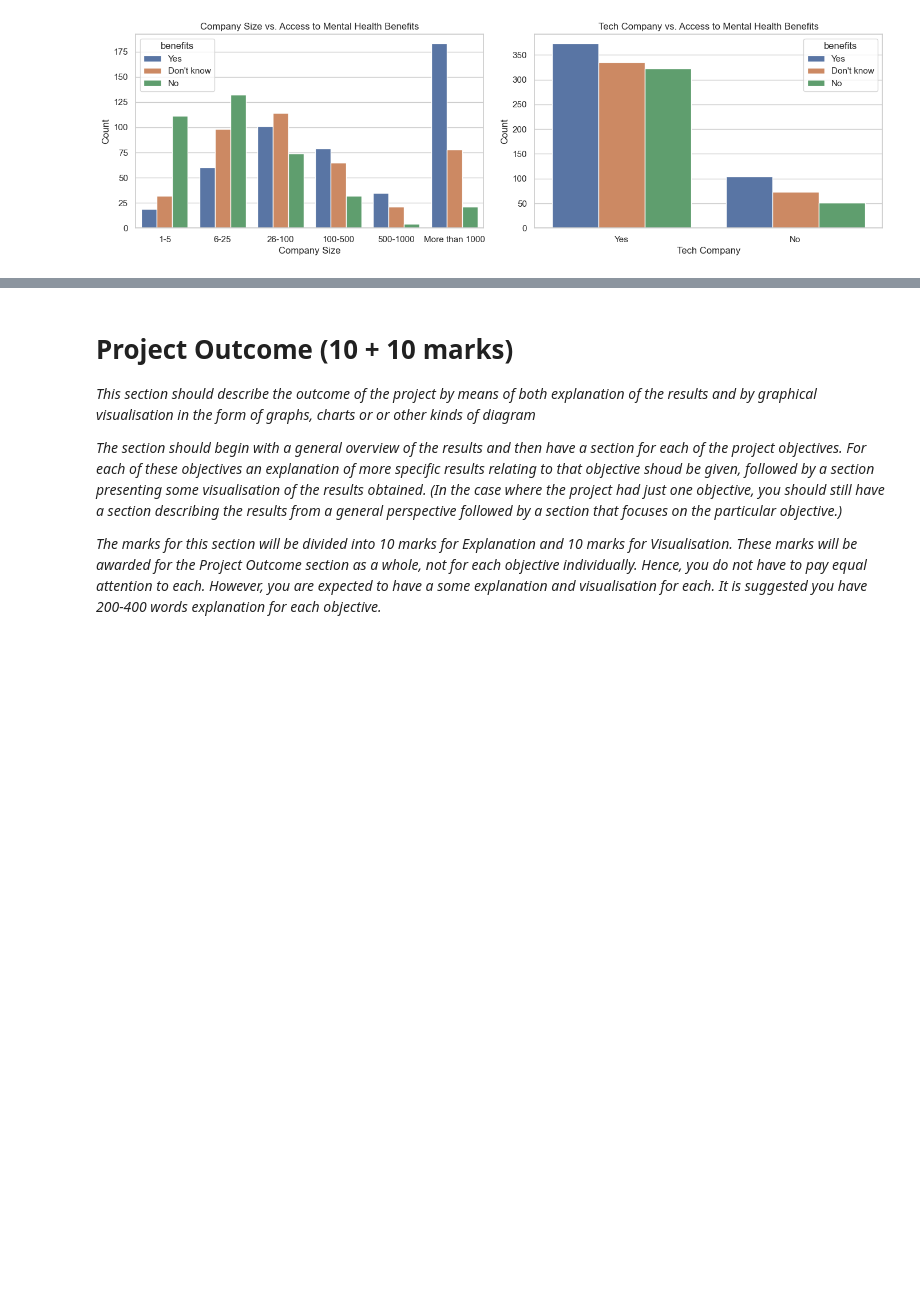
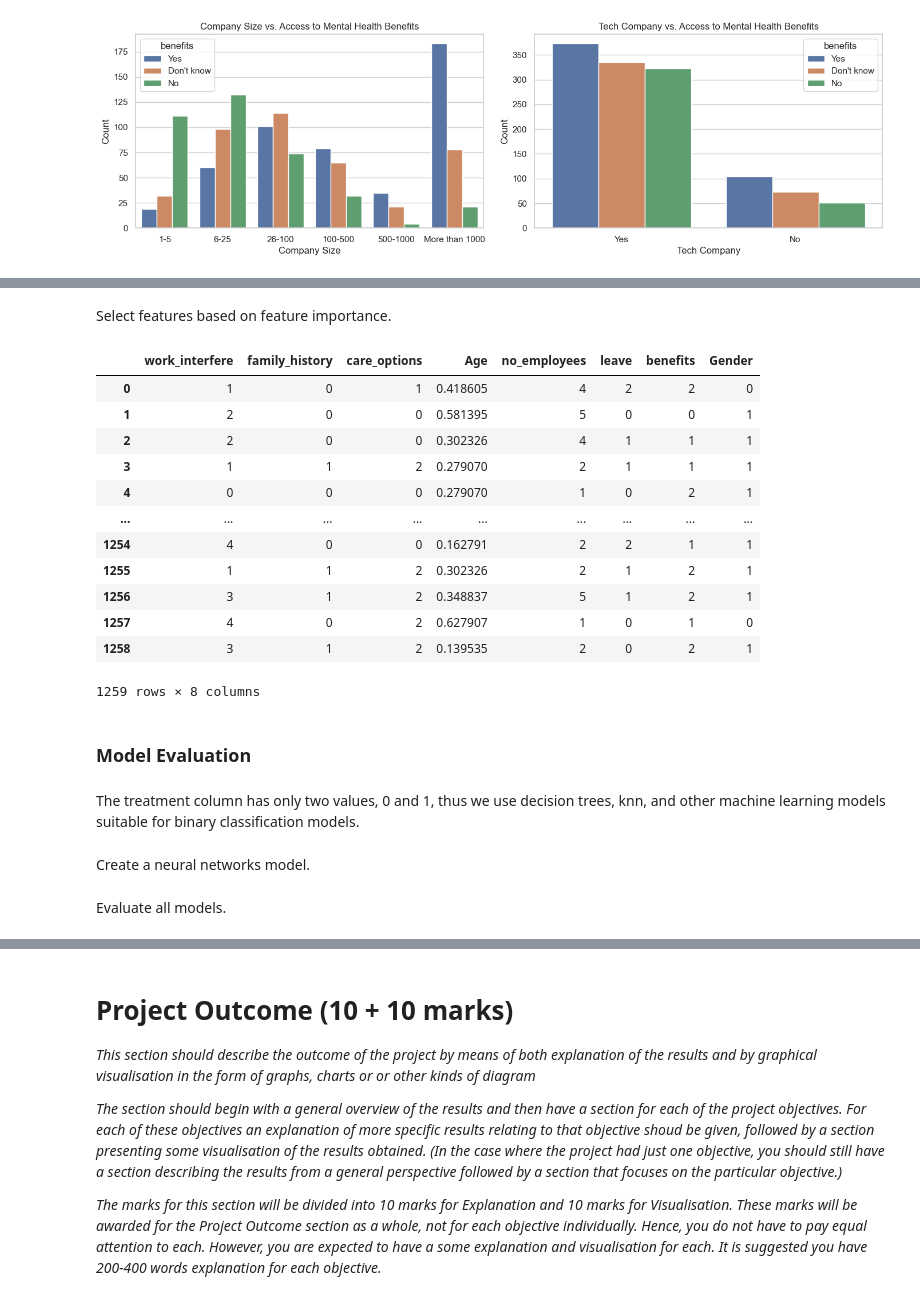
Before and after one commit to sjbmcg/data_science_group_project, a Jupyter notebook: implementation/Group project.ipynb, the cells around one changed output, grey strips where cells are left out. Drawn from its saved outputs; the diff is of its cells as text; code cells hidden in the pictures; blank space fills up the shorter version.

```diff
--- a/implementation/Group project.ipynb
+++ b/implementation/Group project.ipynb
@@ -204,9 +228,9 @@ columnStr = 'column'
 mcStr = 'missing count'
 print(f"{columnStr:<25} {mcStr}")
 
-for feature in df:
-    missing_count = df[feature].isnull().sum()
-    print(f"{feature:<30} {missing_count}")
+for col in df:
+    missing_count = df[col].isnull().sum()
+    print(f"{col:<30} {missing_count}")
 # %% [output]
 column                    missing count
 Age                            0
@@ -521,0 +623,25 @@ plt.show()
+# %% [markdown]
+Select features based on feature importance.
+# %%
+# Select features
+X = train_df[['work_interfere', 'family_history', 'care_options', 'Age', 'no_employees', 'leave', 'benefits', 'Gender']]
+y = train_df[['treatment']].values.ravel()
+X
+# %% [output]
+|  | work_interfere | family_history | care_options | Age | no_employees | leave | benefits | Gender |
+| 0 | 1 | 0 | 1 | 0.418605 | 4 | 2 | 2 | 0 |
+| 1 | 2 | 0 | 0 | 0.581395 | 5 | 0 | 0 | 1 |
+| 2 | 2 | 0 | 0 | 0.302326 | 4 | 1 | 1 | 1 |
+| 3 | 1 | 1 | 2 | 0.279070 | 2 | 1 | 1 | 1 |
+| 4 | 0 | 0 | 0 | 0.279070 | 1 | 0 | 2 | 1 |
+| ... | ... | ... | ... | ... | ... | ... | ... | ... |
+| 1254 | 4 | 0 | 0 | 0.162791 | 2 | 2 | 1 | 1 |
+| 1255 | 1 | 1 | 2 | 0.302326 | 2 | 1 | 2 | 1 |
+| 1256 | 3 | 1 | 2 | 0.348837 | 5 | 1 | 2 | 1 |
+| 1257 | 4 | 0 | 2 | 0.627907 | 1 | 0 | 1 | 0 |
+| 1258 | 3 | 1 | 2 | 0.139535 | 2 | 0 | 2 | 1 |
+1259 rows × 8 columns
+# %% [markdown]
+### Model Evaluation
+# %% [markdown]
+The treatment column has only two values, 0 and 1, thus we use decision trees, knn, and other machine learning models suitable for binary classification models.
@@ -521,0 +678,2 @@ plt.show()
+# %% [markdown]
+Create a neural networks model.
@@ -521,0 +699,2 @@ plt.show()
+# %% [markdown]
+Evaluate all models.
```
Also changed, not shown: parts of 18 cells of this notebook.
